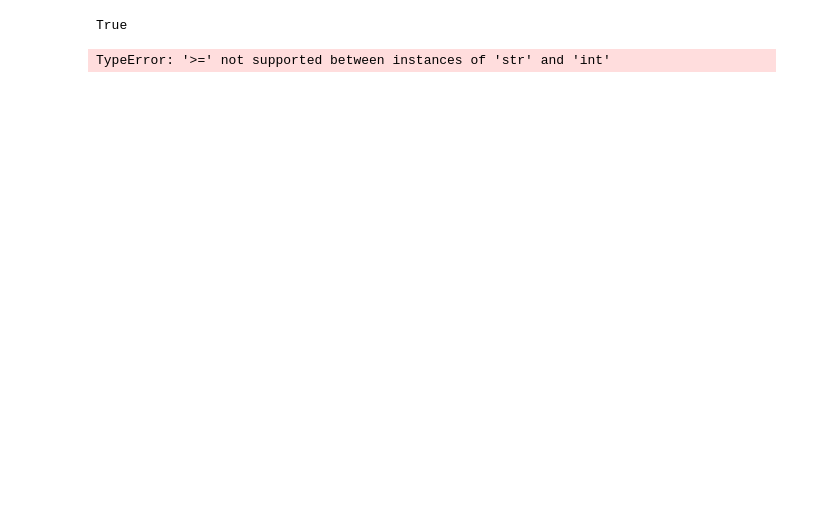
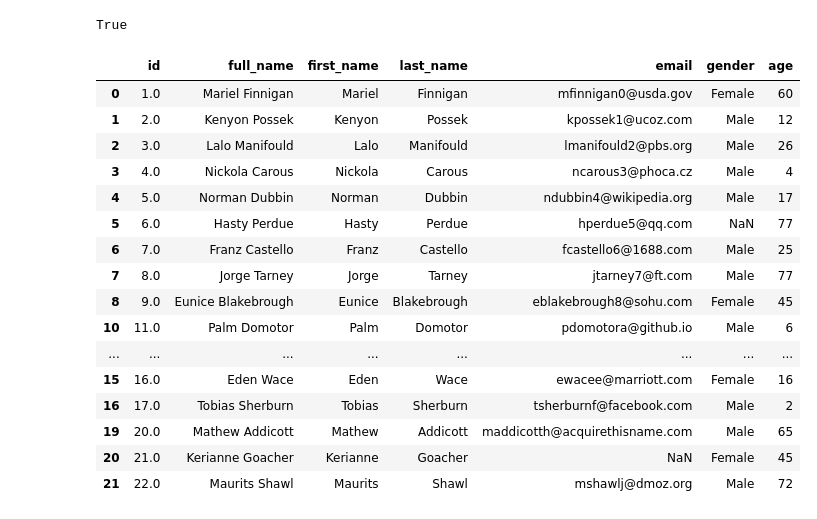
Before and after one commit to Zitruism/DataScience-EA6, a Jupyter notebook: 0CleanDataset.ipynb, the cells around one changed output. Saved outputs shown, nothing was run; the diff lists cells and outputs as text; code cells hidden in the pictures; blank space fills up the shorter version.

Commit message:
- Completed first exercise (clean dataset)

```diff
--- a/0CleanDataset.ipynb
+++ b/0CleanDataset.ipynb
@@ -128,10 +128,32 @@ df2
 df2['id'].is_unique
 # %% [output]
 True
-# %%
-# Process age column
-len(df2.loc[df2['age'] >= 0])
-# TODO: Remove 'old' and replace with max value in dataset? Or just NaN?
-# Remove negative values.
-# %% [output]
-TypeError: '>=' not supported between instances of 'str' and 'int'
+# %%
+# Process age column
+
+# Remove all non numeric values and their rows. Since we can't be sure with which values non numeric values should be replaced.
+# Same goes for negative values.
+# Replacing those values by guess would result in possibly incorrect data. So instead of guessing we simply ignore them in the dataset.
+# One could argue that a negative number could simply be a typo (misplaced '-' infront of the number). But this still comes with a risk of having wrong data in the end.
+# In general the purpose of the dataset is important for those decisions. A dataset intended for use in a medical field might depend on a correct dataset while a dataset intended for the creation of a contactlist for a newsletter might not be impacted by a faulty age column.
+
+df3 = df2[df2.age.apply(lambda x: x.isnumeric())]
+df3
+# %% [output]
+|  | id | full_name | first_name | last_name | email | gender | age |
+| 0 | 1.0 | Mariel Finnigan | Mariel | Finnigan | mfinnigan0@usda.gov | Female | 60 |
+| 1 | 2.0 | Kenyon Possek | Kenyon | Possek | kpossek1@ucoz.com | Male | 12 |
+| 2 | 3.0 | Lalo Manifould | Lalo | Manifould | lmanifould2@pbs.org | Male | 26 |
+| 3 | 4.0 | Nickola Carous | Nickola | Carous | ncarous3@phoca.cz | Male | 4 |
+| 4 | 5.0 | Norman Dubbin | Norman | Dubbin | ndubbin4@wikipedia.org | Male | 17 |
+| 5 | 6.0 | Hasty Perdue | Hasty | Perdue | hperdue5@qq.com | NaN | 77 |
+| 6 | 7.0 | Franz Castello | Franz | Castello | fcastello6@1688.com | Male | 25 |
+| 7 | 8.0 | Jorge Tarney | Jorge | Tarney | jtarney7@ft.com | Male | 77 |
+| 8 | 9.0 | Eunice Blakebrough | Eunice | Blakebrough | eblakebrough8@sohu.com | Female | 45 |
+| 10 | 11.0 | Palm Domotor | Palm | Domotor | pdomotora@github.io | Male | 6 |
+| ... | ... | ... | ... | ... | ... | ... | ... |
+| 15 | 16.0 | Eden Wace | Eden | Wace | ewacee@marriott.com | Female | 16 |
+| 16 | 17.0 | Tobias Sherburn | Tobias | Sherburn | tsherburnf@facebook.com | Male | 2 |
+| 19 | 20.0 | Mathew Addicott | Mathew | Addicott | maddicotth@acquirethisname.com | Male | 65 |
+| 20 | 21.0 | Kerianne Goacher | Kerianne | Goacher | NaN | Female | 45 |
+| 21 | 22.0 | Maurits Shawl | Maurits | Shawl | mshawlj@dmoz.org | Male | 72 |
```
Also changed, not shown: parts of 9 cells of this notebook.
